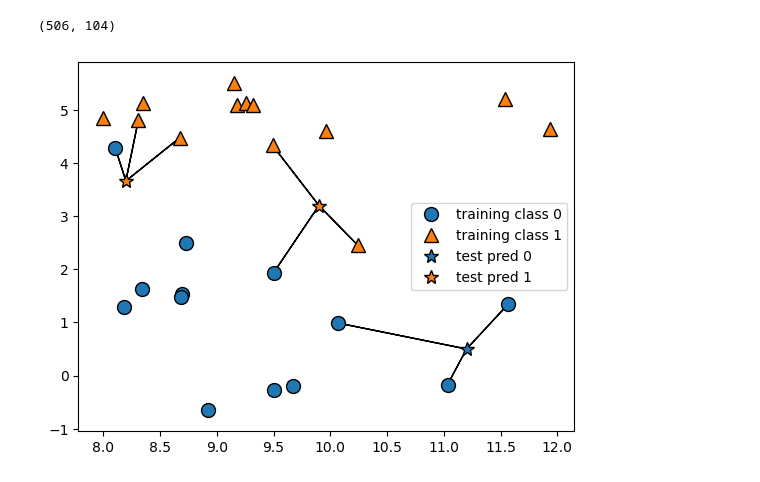
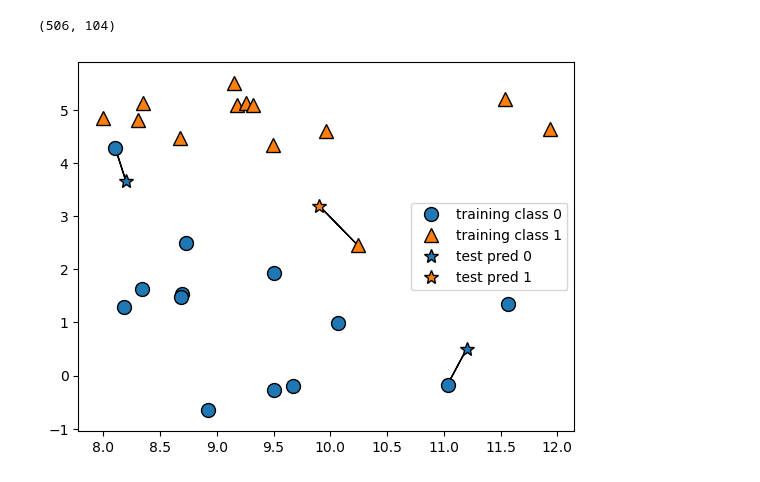
Before and after one commit to jim-franklin/intro_to_ml_with_python, a Jupyter notebook: Chapter_2/Chapter_2.ipynb, the cells around one changed output. Drawn from its saved outputs; the diff is of its cells as text; code cells hidden in the pictures.

```diff
--- a/Chapter_2/Chapter_2.ipynb
+++ b/Chapter_2/Chapter_2.ipynb
@@ -94,6 +94,6 @@ X.shape
 # %% [output]
 (506, 104)
 # %%
-mglearn.plots.plot_knn_classification(n_neighbors=3)
+mglearn.plots.plot_knn_classification(n_neighbors=1)
 # %% [output]
-[figure, old version]
+[figure, new version]
```
Also changed, not shown: parts of 13 cells of this notebook.
